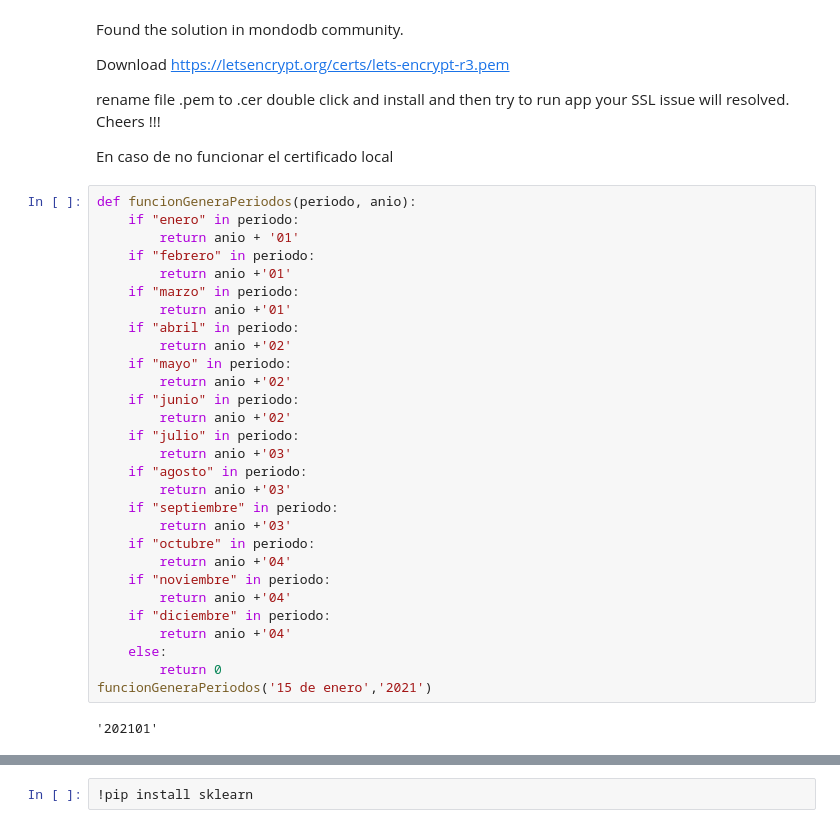
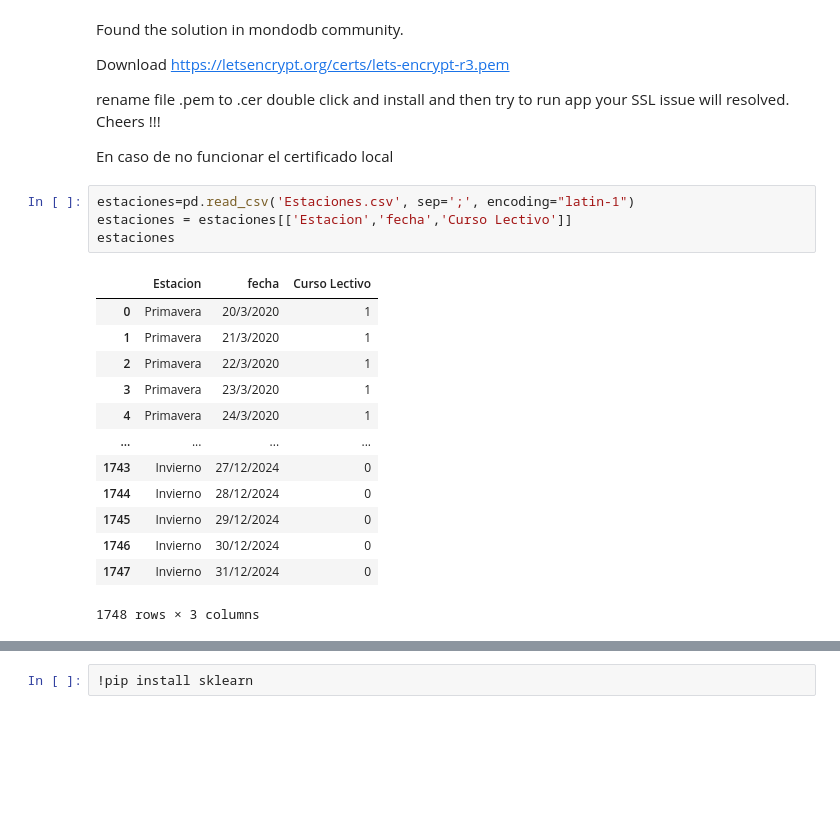
Before and after one commit to huezodaniel/TFM, a Jupyter notebook: ModeloCovid.ipynb, the cells around one changed output, grey strips where cells are left out. Drawn from its saved outputs; the diff is of its cells as text; blank space fills up the shorter version.

```diff
--- a/ModeloCovid.ipynb
+++ b/ModeloCovid.ipynb
@@ -34,34 +28,21 @@ double click and install
 and then try to run app your SSL issue will resolved. Cheers !!!
 
 En caso de no funcionar el certificado local
-# %%
-def funcionGeneraPeriodos(periodo, anio):
-    if "enero" in periodo:
-        return anio + '01'
-    if "febrero" in periodo:
-        return anio +'01'
-    if "marzo" in periodo:
-        return anio +'01'
-    if "abril" in periodo:
-        return anio +'02'
-    if "mayo" in periodo:
-        return anio +'02'
-    if "junio" in periodo:
-        return anio +'02'
-    if "julio" in periodo:
-        return anio +'03'
-    if "agosto" in periodo:
-        return anio +'03'
-    if "septiembre" in periodo:
-        return anio +'03'
-    if "octubre" in periodo:
-        return anio +'04'
-    if "noviembre" in periodo:
-        return anio +'04'
-    if "diciembre" in periodo:
-        return anio +'04'
-    else:
-        return 0
-funcionGeneraPeriodos('15 de enero','2021')
-# %% [output]
-'202101'
+# %%
+estaciones=pd.read_csv('Estaciones.csv', sep=';', encoding="latin-1")
+estaciones = estaciones[['Estacion','fecha','Curso Lectivo']]
+estaciones
+# %% [output]
+|  | Estacion | fecha | Curso Lectivo |
+| 0 | Primavera | 20/3/2020 | 1 |
+| 1 | Primavera | 21/3/2020 | 1 |
+| 2 | Primavera | 22/3/2020 | 1 |
+| 3 | Primavera | 23/3/2020 | 1 |
+| 4 | Primavera | 24/3/2020 | 1 |
+| ... | ... | ... | ... |
+| 1743 | Invierno | 27/12/2024 | 0 |
+| 1744 | Invierno | 28/12/2024 | 0 |
+| 1745 | Invierno | 29/12/2024 | 0 |
+| 1746 | Invierno | 30/12/2024 | 0 |
+| 1747 | Invierno | 31/12/2024 | 0 |
+1748 rows × 3 columns
```
Also changed, not shown: parts of 6 cells of this notebook, 5 other files.
